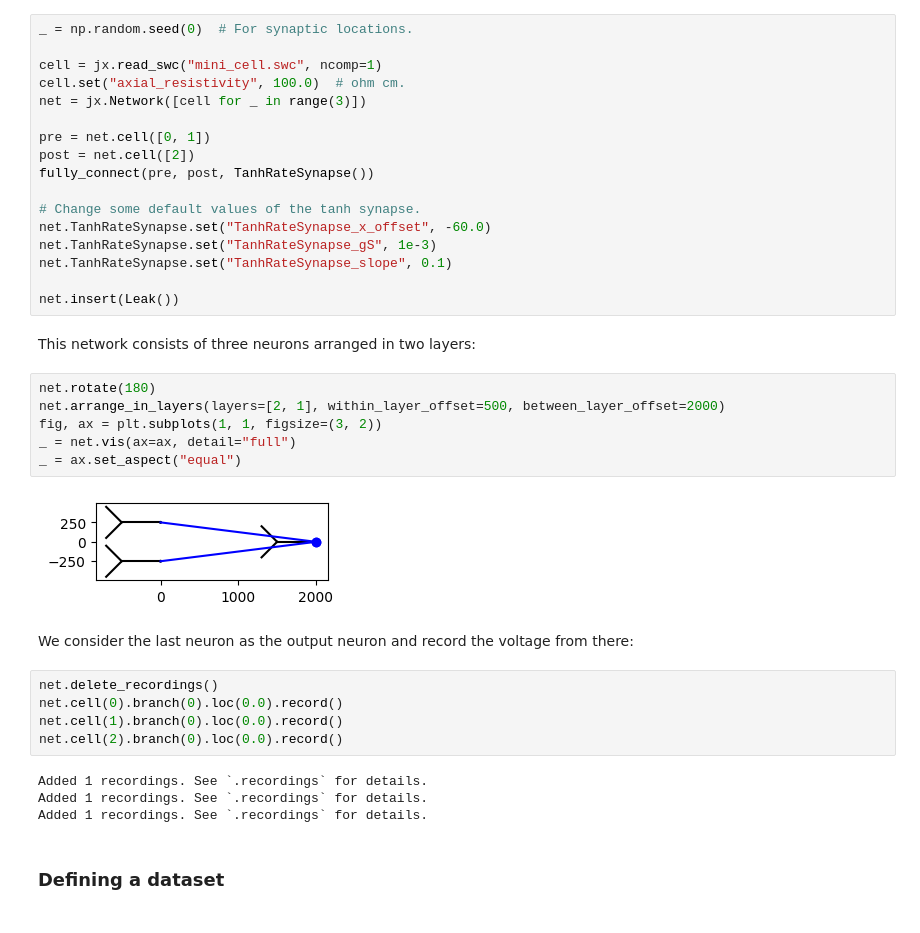
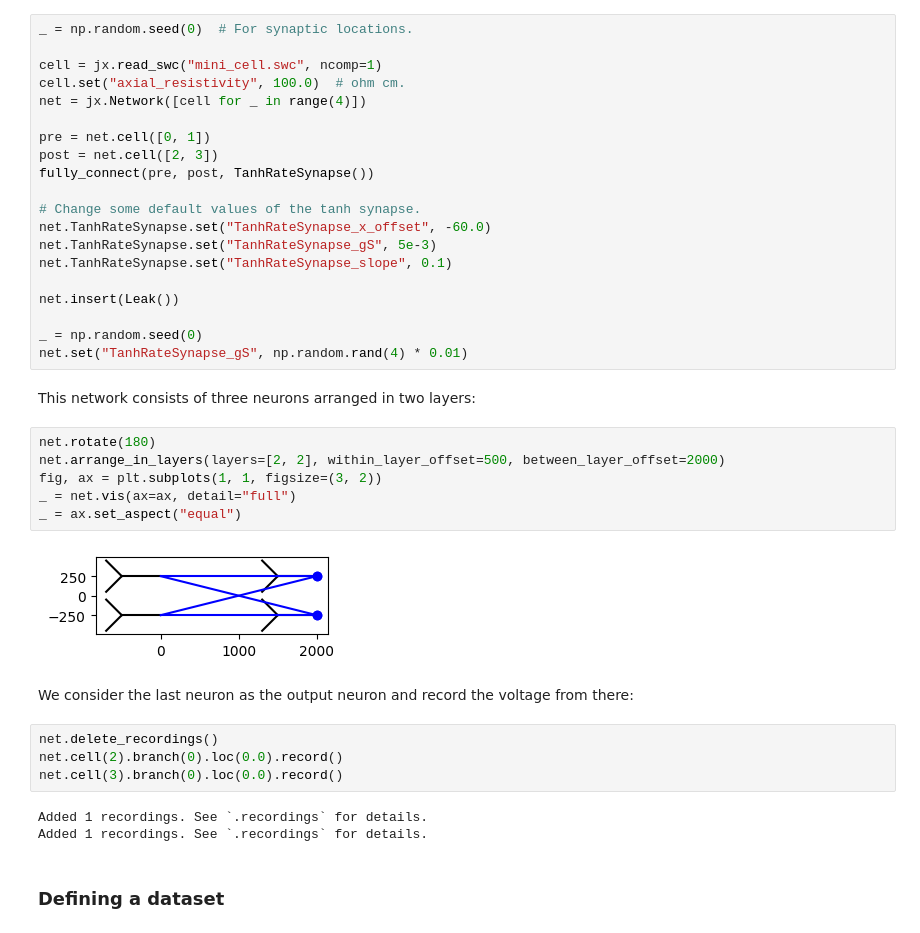
Before and after one commit to r-makarov/cns2025tutorial, a Jupyter notebook: jaxley_tutorial.ipynb, the cells around one changed output. Cells and saved outputs as stored; diff of their text form.

```diff
--- a/jaxley_tutorial.ipynb
+++ b/jaxley_tutorial.ipynb
@@ -338,39 +342,40 @@ _ = np.random.seed(0)  # For synaptic locations.
 
 cell = jx.read_swc("mini_cell.swc", ncomp=1)
 cell.set("axial_resistivity", 100.0)  # ohm cm.
-net = jx.Network([cell for _ in range(3)])
+net = jx.Network([cell for _ in range(4)])
 
 pre = net.cell([0, 1])
-post = net.cell([2])
+post = net.cell([2, 3])
 fully_connect(pre, post, TanhRateSynapse())
 
 # Change some default values of the tanh synapse.
 net.TanhRateSynapse.set("TanhRateSynapse_x_offset", -60.0)
-net.TanhRateSynapse.set("TanhRateSynapse_gS", 1e-3)
+net.TanhRateSynapse.set("TanhRateSynapse_gS", 5e-3)
 net.TanhRateSynapse.set("TanhRateSynapse_slope", 0.1)
 
 net.insert(Leak())
+
+_ = np.random.seed(0)
+net.set("TanhRateSynapse_gS", np.random.rand(4) * 0.01)
 # %% [markdown]
 This network consists of three neurons arranged in two layers:
 # %%
 net.rotate(180)
-net.arrange_in_layers(layers=[2, 1], within_layer_offset=500, between_layer_offset=2000)
+net.arrange_in_layers(layers=[2, 2], within_layer_offset=500, between_layer_offset=2000)
 fig, ax = plt.subplots(1, 1, figsize=(3, 2))
 _ = net.vis(ax=ax, detail="full")
 _ = ax.set_aspect("equal")
 # %% [output]
-[figure, old version]
+[figure, new version]
 # %% [markdown]
 We consider the last neuron as the output neuron and record the voltage from there:
-# %%
-net.delete_recordings()
-net.cell(0).branch(0).loc(0.0).record()
-net.cell(1).branch(0).loc(0.0).record()
-net.cell(2).branch(0).loc(0.0).record()
-# %% [output]
-Added 1 recordings. See `.recordings` for details.
-Added 1 recordings. See `.recordings` for details.
-Added 1 recordings. See `.recordings` for details.
+# %%
+net.delete_recordings()
+net.cell(2).branch(0).loc(0.0).record()
+net.cell(3).branch(0).loc(0.0).record()
+# %% [output]
+Added 1 recordings. See `.recordings` for details.
+Added 1 recordings. See `.recordings` for details.
 # %% [markdown]
 ### Defining a dataset
 # %% [markdown]
```
Also changed, not shown: parts of 109 cells of this notebook, 1 other file.
